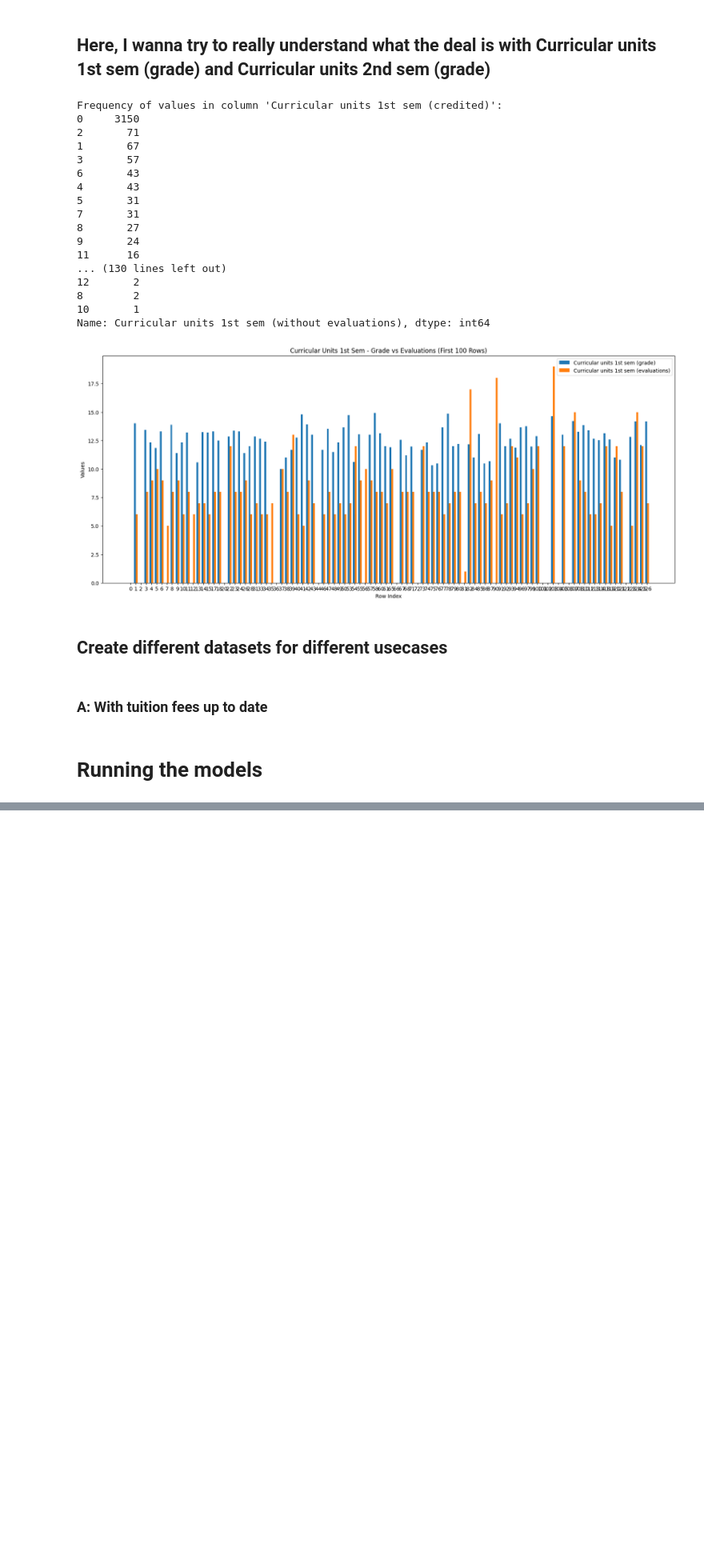
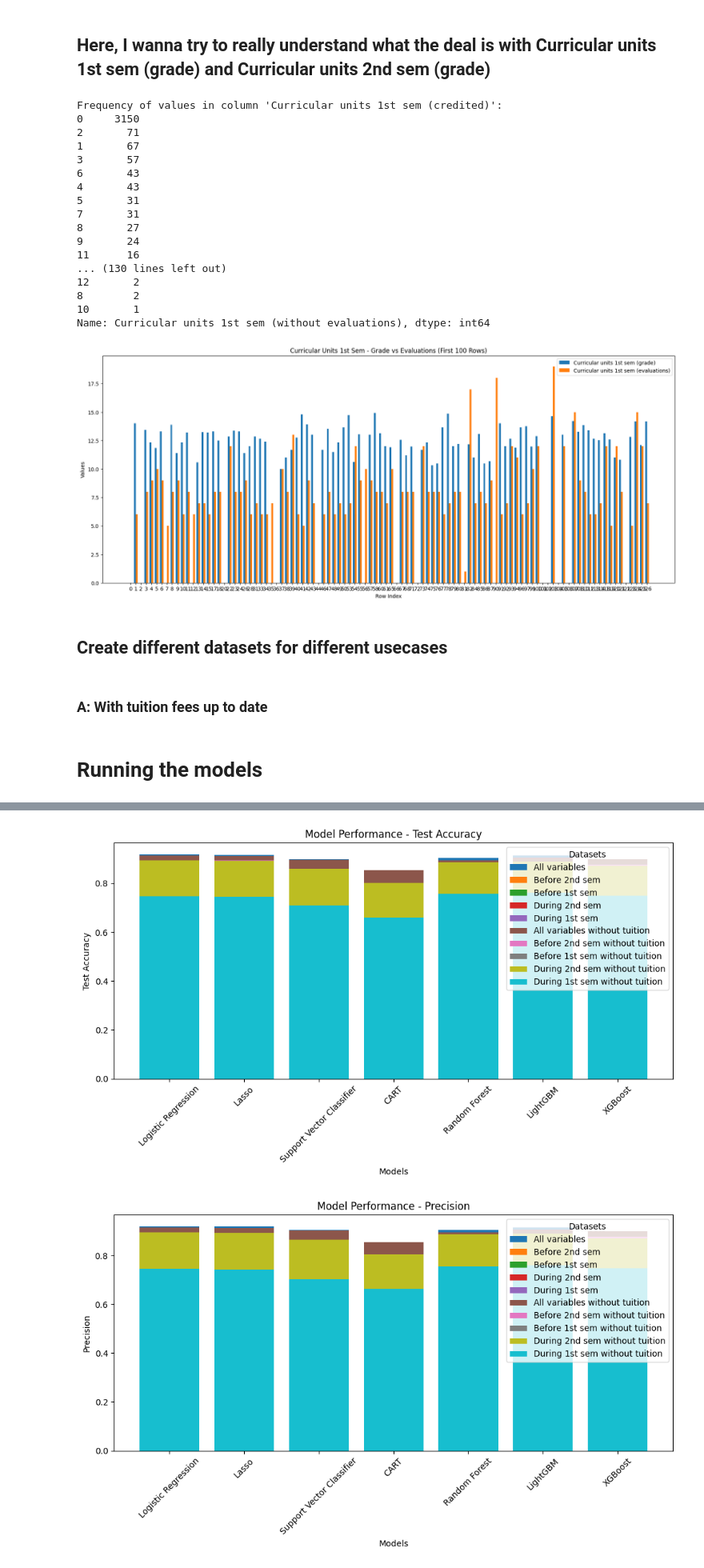
Before and after one commit to TinusAlsos/The-Analyst-Edge-Project, a Jupyter notebook: preprocessing.ipynb, the cells around one changed output, grey strips where cells are left out. Shown: that part at 80% size. Drawn from its saved outputs; the diff is of its cells as text; code cells hidden in the pictures; blank space fills up the shorter version.

```diff
--- a/preprocessing.ipynb
+++ b/preprocessing.ipynb
@@ -259,23 +259,29 @@ from sklearn.tree import DecisionTreeClassifier
 from sklearn.ensemble import RandomForestClassifier
 from lightgbm import LGBMClassifier
 from xgboost import XGBClassifier
+import time
 # For neural network, you can use Keras or another framework
 
 # Define your models
 models = {
-    'Logistic Regression': LogisticRegression(),
-    'Lasso': Lasso(),
+    'Logistic Regression': LogisticRegression(max_iter = 1000),
+    'Lasso': LogisticRegression(penalty='l1', solver='saga'),
     'Support Vector Classifier': SVC(),
     'CART': DecisionTreeClassifier(),
     'Random Forest': RandomForestClassifier(),
     'LightGBM': LGBMClassifier(),
-    'XGBoost': XGBClassifier(),
+    'XGBoost': XGBClassifier(enable_categorical=True),
     # 'Neural Network': (define your neural network model)
 }
 
-# Function to train and evaluate a model
 def train_evaluate_model(model, X_train, y_train, X_test, y_test):
-    model.fit(X_train, y_train)
+    start_time = time.time()  # Start time for training
+
+    model.fit(X_train, y_train)  # Training the model
+
+    end_time = time.time()  # End time after training
+    training_time = end_time - start_time  # Calculate training time
+
     y_pred_train = model.predict(X_train)
     y_pred_test = model.predict(X_test)
 
@@ -285,13 +291,15 @@ def train_evaluate_model(model, X_train, y_train, X_test, y_test):
         'Test Accuracy': accuracy_score(y_test, y_pred_test),
         'Precision': precision_score(y_test, y_pred_test, average='weighted'),
         'Recall': recall_score(y_test, y_pred_test, average='weighted'),
-        'F1 Score': f1_score(y_test, y_pred_test, average='weighted')
+        'F1 Score': f1_score(y_test, y_pred_test, average='weighted'),
+        'Training Time (seconds)': training_time
     }
     return metrics
 
 # Iterate over datasets and models
 results = {}
 for dataset_name, df in datasets.items():
+    print(f"\nTraining on dataset: {dataset_name}")
     # Preprocess the data
     X = df.drop(columns=['Target'])
     y = df['Target']
@@ -304,6 +312,7 @@ for dataset_name, df in datasets.items():
     # Evaluate each model
     results[dataset_name] = {}
     for model_name, model in models.items():
+        print(f"Training model: {model_name}")
         metrics = train_evaluate_model(model, X_train, y_train, X_test, y_test)
         results[dataset_name][model_name] = metrics
 
@@ -312,0 +495,23 @@ ModuleNotFoundError: No module named 'lightgbm'
+# %%
+# Assuming 'results' is your dictionary containing performance metrics
+metrics = ['Test Accuracy', 'Precision', 'Recall', 'F1 Score', 'Training Time (seconds)']
+
+for metric in metrics:
+    plt.figure(figsize=(10, 6))
+    for dataset_name in results.keys():
+        model_names = list(results[dataset_name].keys())
+        values = [results[dataset_name][model][metric] for model in model_names]
+
+        # Create a bar plot for each dataset
+        plt.bar(model_names, values, label=dataset_name)
+
+    plt.xlabel('Models')
+    plt.ylabel(metric)
+    plt.title(f'Model Performance - {metric}')
+    plt.xticks(rotation=45)
+    plt.legend(title='Datasets')
+    plt.tight_layout()
+    plt.show()
+# %% [output]
+[figure, added]
+[figure, added]
```
Also changed, not shown: parts of 7 cells of this notebook.
